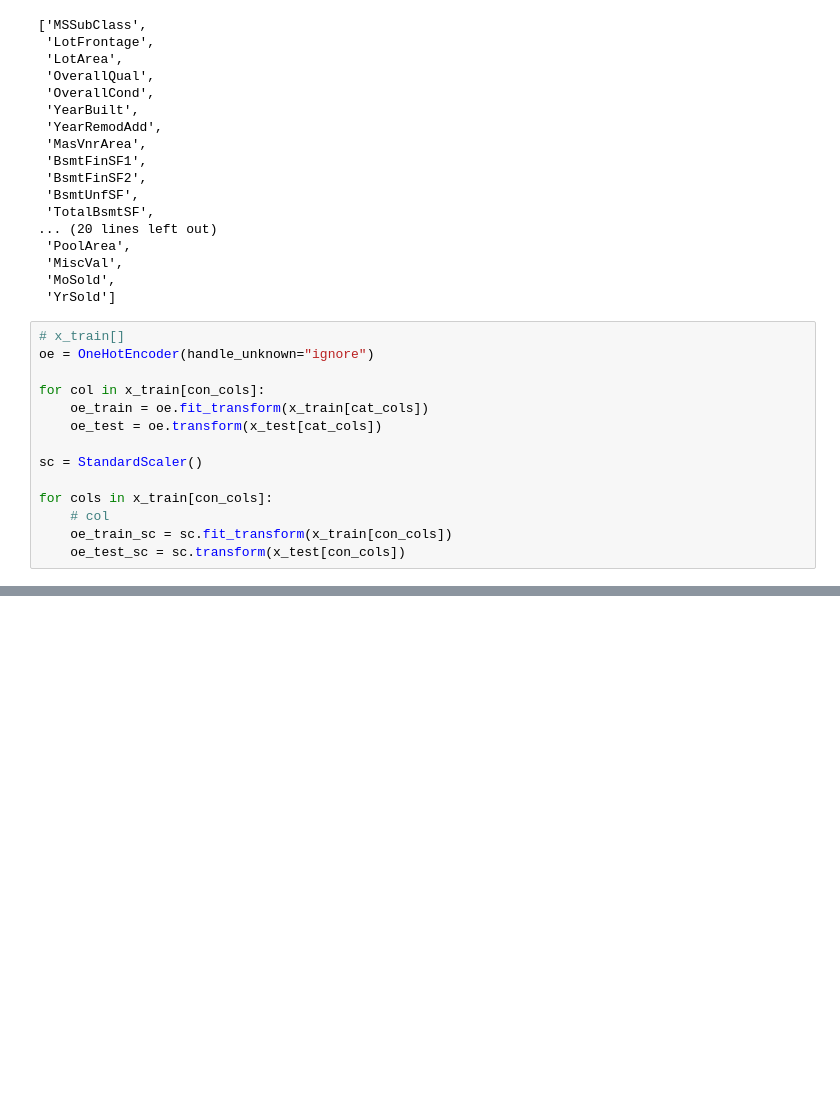
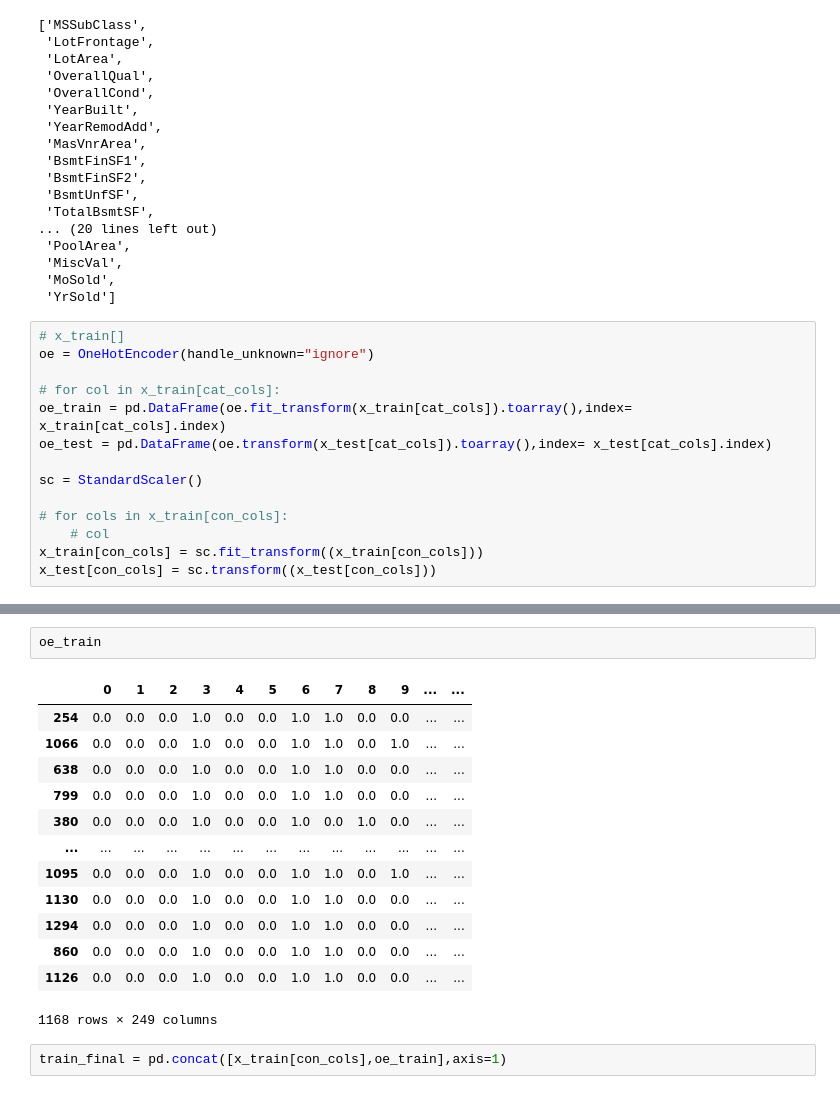
Before and after one commit to its-relative/ML-projects-Repo, a Jupyter notebook: kaggle_Housing_E2E/new/buildmodel.ipynb, the cells around one changed output, grey strips where cells are left out. Saved outputs shown, nothing was run; the diff lists cells and outputs as text; blank space fills up the shorter version.

```diff
--- a/kaggle_Housing_E2E/new/buildmodel.ipynb
+++ b/kaggle_Housing_E2E/new/buildmodel.ipynb
@@ -159,13 +155,13 @@ con_cols
 # x_train[]
 oe = OneHotEncoder(handle_unknown="ignore")
 
-for col in x_train[con_cols]:
-    oe_train = oe.fit_transform(x_train[cat_cols])
-    oe_test = oe.transform(x_test[cat_cols])
+# for col in x_train[cat_cols]:
+oe_train = pd.DataFrame(oe.fit_transform(x_train[cat_cols]).toarray(),index= x_train[cat_cols].index)
+oe_test = pd.DataFrame(oe.transform(x_test[cat_cols]).toarray(),index= x_test[cat_cols].index)
 
 sc = StandardScaler()
 
-for cols in x_train[con_cols]:
+# for cols in x_train[con_cols]:
     # col
-    oe_train_sc = sc.fit_transform(x_train[con_cols])
-    oe_test_sc = sc.transform(x_test[con_cols])
+x_train[con_cols] = sc.fit_transform((x_train[con_cols]))
+x_test[con_cols] = sc.transform((x_test[con_cols]))
@@ -187,0 +168,18 @@ for cols in x_train[con_cols]:
+# %%
+oe_train
+# %% [output]
+|  | 0 | 1 | 2 | 3 | 4 | 5 | 6 | 7 | 8 | 9 | ... | ... |
+| 254 | 0.0 | 0.0 | 0.0 | 1.0 | 0.0 | 0.0 | 1.0 | 1.0 | 0.0 | 0.0 | ... | ... |
+| 1066 | 0.0 | 0.0 | 0.0 | 1.0 | 0.0 | 0.0 | 1.0 | 1.0 | 0.0 | 1.0 | ... | ... |
+| 638 | 0.0 | 0.0 | 0.0 | 1.0 | 0.0 | 0.0 | 1.0 | 1.0 | 0.0 | 0.0 | ... | ... |
+| 799 | 0.0 | 0.0 | 0.0 | 1.0 | 0.0 | 0.0 | 1.0 | 1.0 | 0.0 | 0.0 | ... | ... |
+| 380 | 0.0 | 0.0 | 0.0 | 1.0 | 0.0 | 0.0 | 1.0 | 0.0 | 1.0 | 0.0 | ... | ... |
+| ... | ... | ... | ... | ... | ... | ... | ... | ... | ... | ... | ... | ... |
+| 1095 | 0.0 | 0.0 | 0.0 | 1.0 | 0.0 | 0.0 | 1.0 | 1.0 | 0.0 | 1.0 | ... | ... |
+| 1130 | 0.0 | 0.0 | 0.0 | 1.0 | 0.0 | 0.0 | 1.0 | 1.0 | 0.0 | 0.0 | ... | ... |
+| 1294 | 0.0 | 0.0 | 0.0 | 1.0 | 0.0 | 0.0 | 1.0 | 1.0 | 0.0 | 0.0 | ... | ... |
+| 860 | 0.0 | 0.0 | 0.0 | 1.0 | 0.0 | 0.0 | 1.0 | 1.0 | 0.0 | 0.0 | ... | ... |
+| 1126 | 0.0 | 0.0 | 0.0 | 1.0 | 0.0 | 0.0 | 1.0 | 1.0 | 0.0 | 0.0 | ... | ... |
+1168 rows × 249 columns
+# %%
+train_final = pd.concat([x_train[con_cols],oe_train],axis=1)
```
Also changed, not shown: parts of 37 cells of this notebook, 1 other file.
